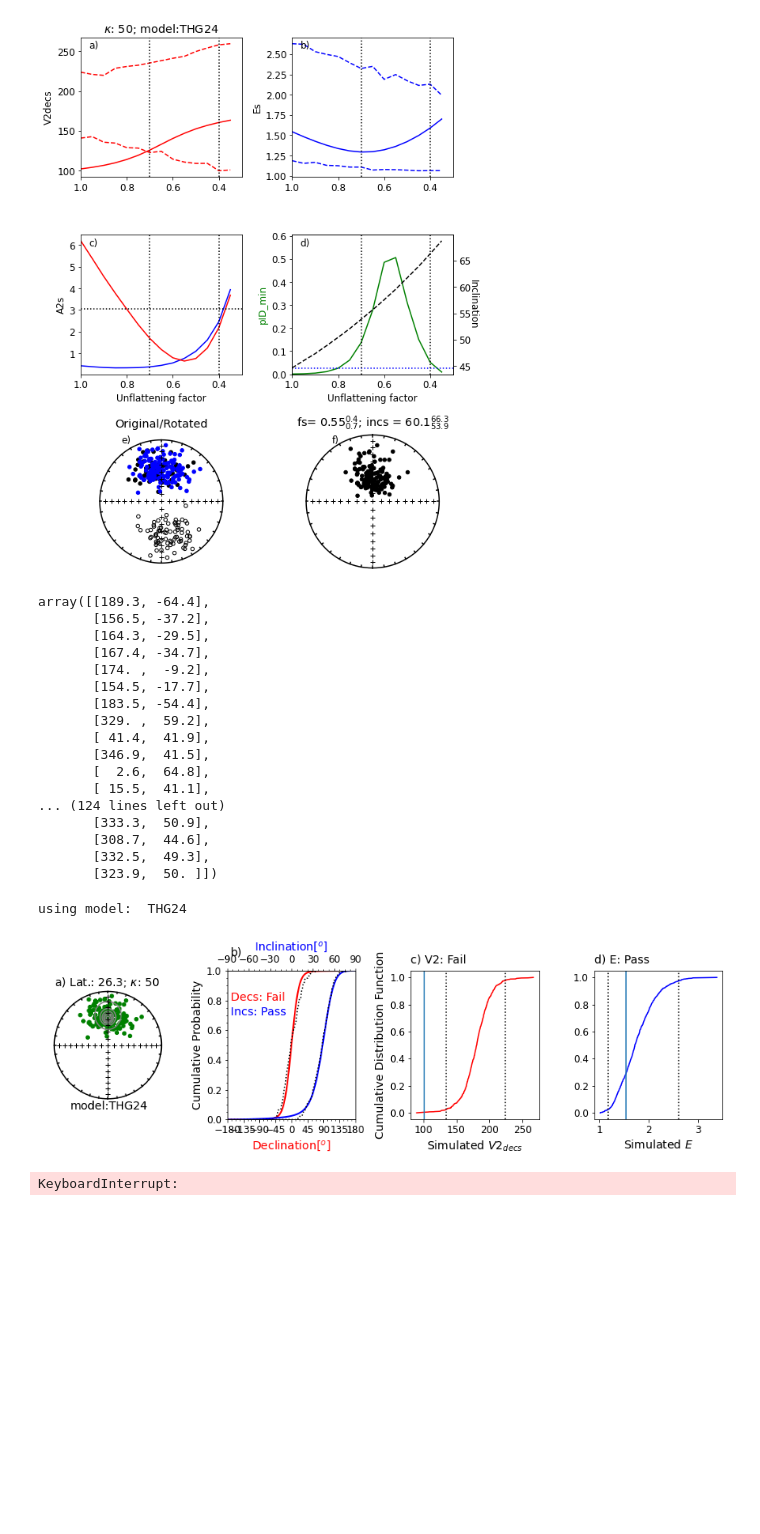
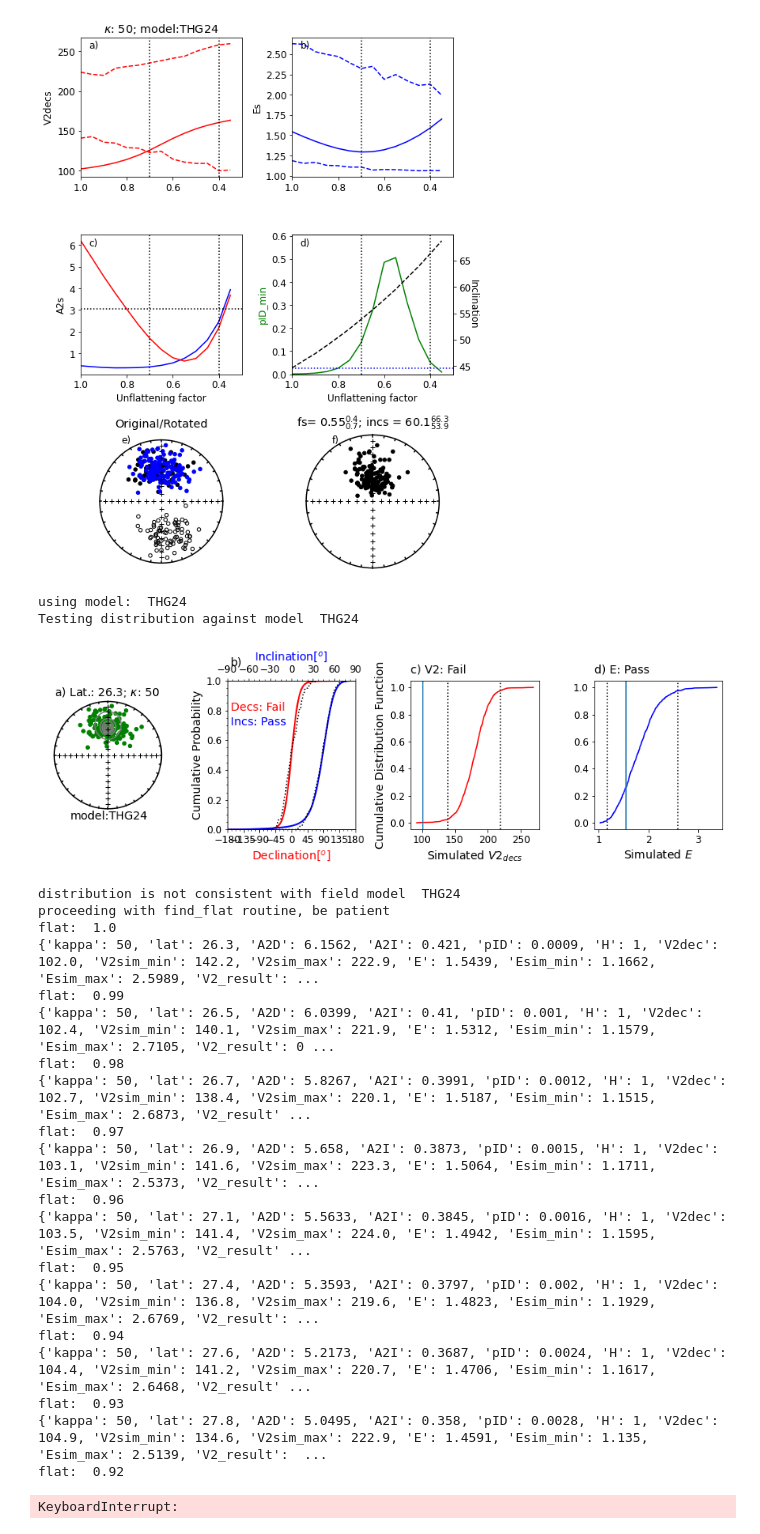
Before and after one commit to PmagPy/PmagPy, a Jupyter notebook: SVEI_demo.ipynb, the cells around one changed output. Drawn from its saved outputs; the diff is of its cells as text; code cells hidden in the pictures; blank space fills up the shorter version.

```diff
--- a/SVEI_demo.ipynb
+++ b/SVEI_demo.ipynb
@@ -189,33 +189,33 @@ if quick: # not exactly quick but quicker than not quick...
 using model:  THG24
 [figure]
 [figure]
-# %%
-di_block
-# %% [output]
-array([[189.3, -64.4],
-       [156.5, -37.2],
-       [164.3, -29.5],
-       [167.4, -34.7],
-       [174. ,  -9.2],
-       [154.5, -17.7],
-       [183.5, -54.4],
-       [329. ,  59.2],
-       [ 41.4,  41.9],
-       [346.9,  41.5],
-       [  2.6,  64.8],
-       [ 15.5,  41.1],
-... (124 lines left out)
-       [333.3,  50.9],
-       [308.7,  44.6],
-       [332.5,  49.3],
-       [323.9,  50. ]])
 # %%
 # if 'quick' results are promising, do the full way
 # this is slower, but much more reliable and gives better confidence bounds
 quick=False
-verbose=False
+verbose=True
 flat_df=svei.find_flat(di_block,plot=True,quick=quick,verbose=verbose)
 # %% [output]
 using model:  THG24
+Testing distribution against model  THG24
-[figure, old version]
+[figure, new version]
-KeyboardInterrupt:
+distribution is not consistent with field model  THG24
+proceeding with find_flat routine, be patient
+flat:  1.0
+{'kappa': 50, 'lat': 26.3, 'A2D': 6.1562, 'A2I': 0.421, 'pID': 0.0009, 'H': 1, 'V2dec': 102.0, 'V2sim_min': 142.2, 'V2sim_max': 222.9, 'E': 1.5439, 'Esim_min': 1.1662, 'Esim_max': 2.5989, 'V2_result': ...
+flat:  0.99
+{'kappa': 50, 'lat': 26.5, 'A2D': 6.0399, 'A2I': 0.41, 'pID': 0.001, 'H': 1, 'V2dec': 102.4, 'V2sim_min': 140.1, 'V2sim_max': 221.9, 'E': 1.5312, 'Esim_min': 1.1579, 'Esim_max': 2.7105, 'V2_result': 0 ...
+flat:  0.98
+{'kappa': 50, 'lat': 26.7, 'A2D': 5.8267, 'A2I': 0.3991, 'pID': 0.0012, 'H': 1, 'V2dec': 102.7, 'V2sim_min': 138.4, 'V2sim_max': 220.1, 'E': 1.5187, 'Esim_min': 1.1515, 'Esim_max': 2.6873, 'V2_result' ...
+flat:  0.97
+{'kappa': 50, 'lat': 26.9, 'A2D': 5.658, 'A2I': 0.3873, 'pID': 0.0015, 'H': 1, 'V2dec': 103.1, 'V2sim_min': 141.6, 'V2sim_max': 223.3, 'E': 1.5064, 'Esim_min': 1.1711, 'Esim_max': 2.5373, 'V2_result': ...
+flat:  0.96
+{'kappa': 50, 'lat': 27.1, 'A2D': 5.5633, 'A2I': 0.3845, 'pID': 0.0016, 'H': 1, 'V2dec': 103.5, 'V2sim_min': 141.4, 'V2sim_max': 224.0, 'E': 1.4942, 'Esim_min': 1.1595, 'Esim_max': 2.5763, 'V2_result' ...
+flat:  0.95
+{'kappa': 50, 'lat': 27.4, 'A2D': 5.3593, 'A2I': 0.3797, 'pID': 0.002, 'H': 1, 'V2dec': 104.0, 'V2sim_min': 136.8, 'V2sim_max': 219.6, 'E': 1.4823, 'Esim_min': 1.1929, 'Esim_max': 2.6769, 'V2_result': ...
+flat:  0.94
+{'kappa': 50, 'lat': 27.6, 'A2D': 5.2173, 'A2I': 0.3687, 'pID': 0.0024, 'H': 1, 'V2dec': 104.4, 'V2sim_min': 141.2, 'V2sim_max': 220.7, 'E': 1.4706, 'Esim_min': 1.1617, 'Esim_max': 2.6468, 'V2_result' ...
+flat:  0.93
+{'kappa': 50, 'lat': 27.8, 'A2D': 5.0495, 'A2I': 0.358, 'pID': 0.0028, 'H': 1, 'V2dec': 104.9, 'V2sim_min': 134.6, 'V2sim_max': 222.9, 'E': 1.4591, 'Esim_min': 1.135, 'Esim_max': 2.5139, 'V2_result':  ...
+flat:  0.92
+KeyboardInterrupt:
```
Also changed, not shown: parts of 6 cells of this notebook.
